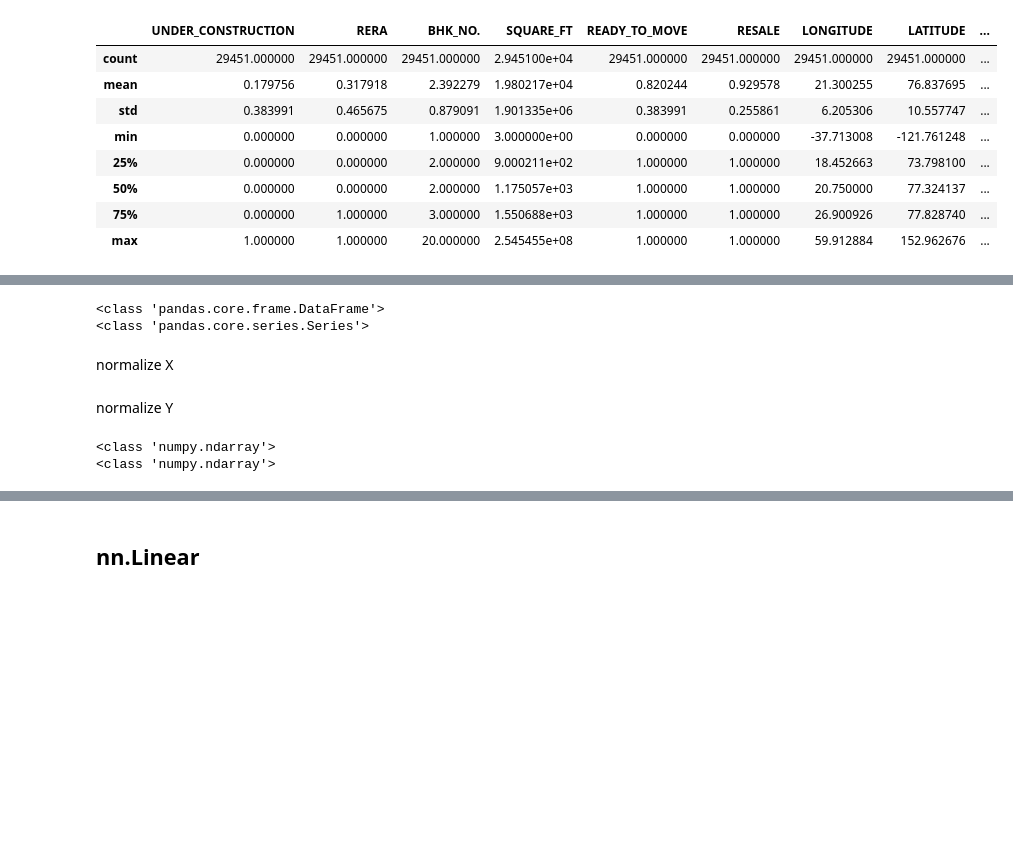
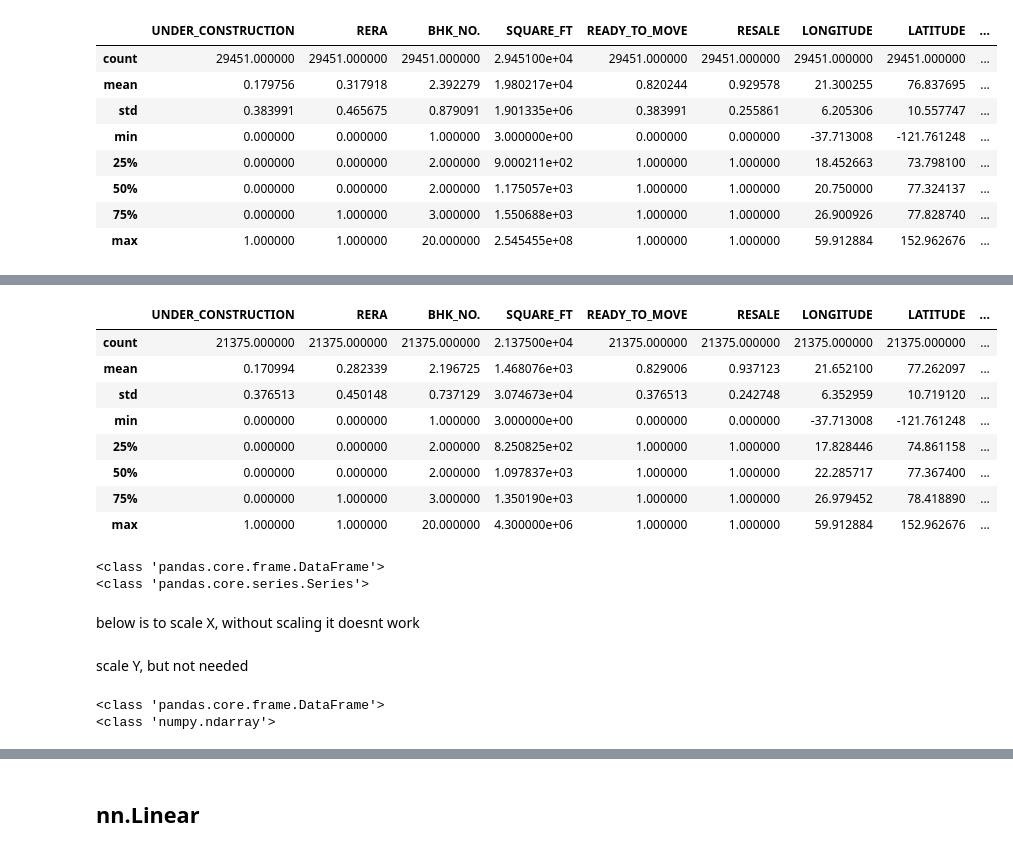
Before and after one commit to FelixArokia/pytorch-tutorials-fcc, a Jupyter notebook: 02_linear_regression.ipynb, the cells around one changed output, grey strips where cells are left out. Cells and saved outputs as stored; diff of their text form; code cells hidden in the pictures; blank space fills up the shorter version.

```diff
--- a/02_linear_regression.ipynb
+++ b/02_linear_regression.ipynb
@@ -471,8 +506,20 @@ y = train_df['TARGET(PRICE_IN_LACS)']
+# %%
+train_df.describe()
+# %% [output]
+|  | UNDER_CONSTRUCTION | RERA | BHK_NO. | SQUARE_FT | READY_TO_MOVE | RESALE | LONGITUDE | LATITUDE | ... |
+| count | 21375.000000 | 21375.000000 | 21375.000000 | 2.137500e+04 | 21375.000000 | 21375.000000 | 21375.000000 | 21375.000000 | ... |
+| mean | 0.170994 | 0.282339 | 2.196725 | 1.468076e+03 | 0.829006 | 0.937123 | 21.652100 | 77.262097 | ... |
+| std | 0.376513 | 0.450148 | 0.737129 | 3.074673e+04 | 0.376513 | 0.242748 | 6.352959 | 10.719120 | ... |
+| min | 0.000000 | 0.000000 | 1.000000 | 3.000000e+00 | 0.000000 | 0.000000 | -37.713008 | -121.761248 | ... |
+| 25% | 0.000000 | 0.000000 | 2.000000 | 8.250825e+02 | 1.000000 | 1.000000 | 17.828446 | 74.861158 | ... |
+| 50% | 0.000000 | 0.000000 | 2.000000 | 1.097837e+03 | 1.000000 | 1.000000 | 22.285717 | 77.367400 | ... |
+| 75% | 0.000000 | 1.000000 | 3.000000 | 1.350190e+03 | 1.000000 | 1.000000 | 26.979452 | 78.418890 | ... |
+| max | 1.000000 | 1.000000 | 20.000000 | 4.300000e+06 | 1.000000 | 1.000000 | 59.912884 | 152.962676 | ... |
 # %%
 print(type(X))
 print(type(y))
 # %% [output]
 <class 'pandas.core.frame.DataFrame'>
 <class 'pandas.core.series.Series'>
-# %% [markdown]
-normalize X
+# %% [markdown]
+below is to scale X, without scaling it doesnt work
@@ -485,4 +534,4 @@ X_scaled = min_max_scaler.fit_transform(x)
-# %% [markdown]
-normalize Y
+# %% [markdown]
+scale Y, but not needed
 # %%
 y = y.values
@@ -492,6 +541,6 @@ y_scaled = min_max_scaler.fit_transform(y)
 # %%
-print(type(X_scaled))
+print(type(X))
 print(type(y))
 # %% [output]
+<class 'pandas.core.frame.DataFrame'>
 <class 'numpy.ndarray'>
-<class 'numpy.ndarray'>
```
Also changed, not shown: parts of 48 cells of this notebook, 1 other file.
